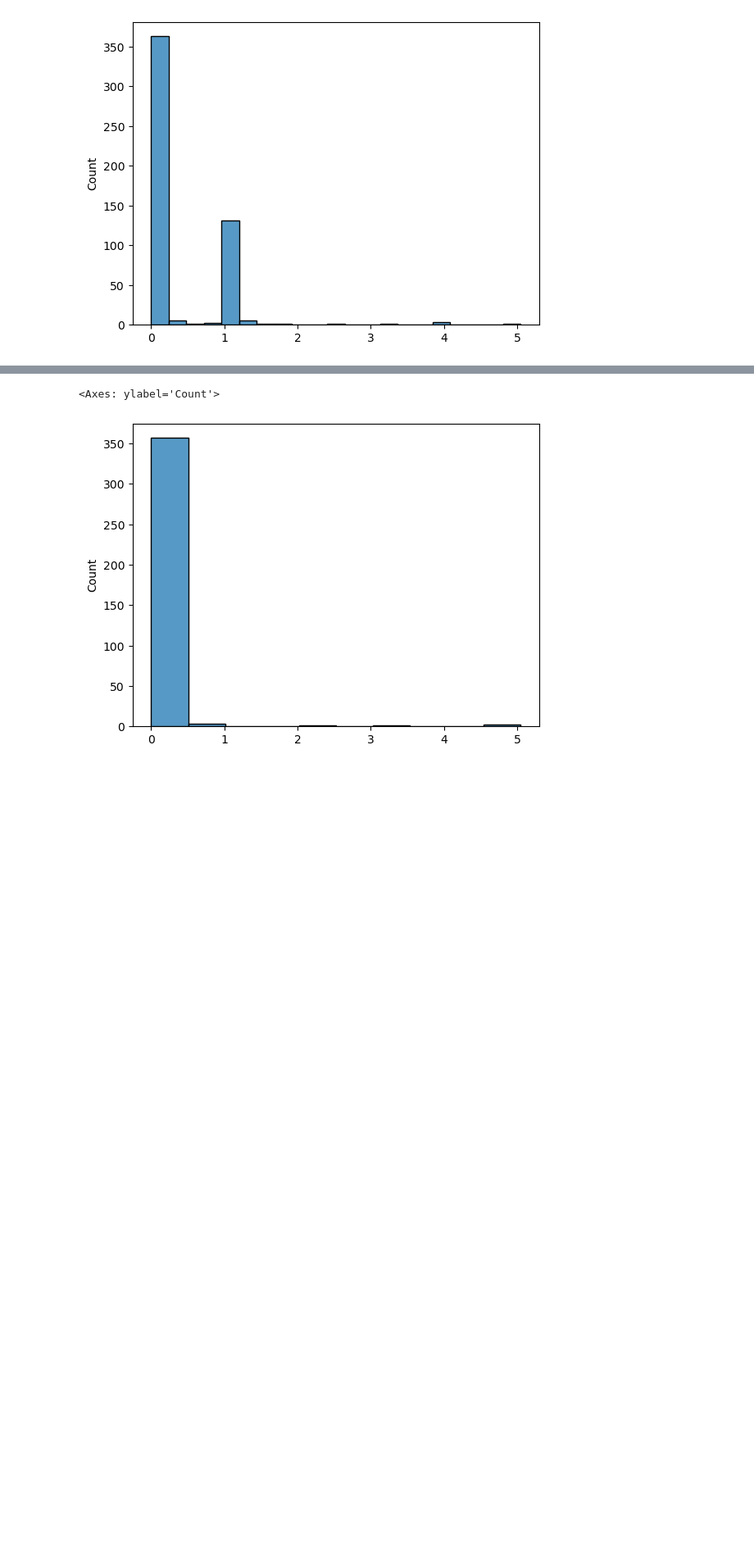
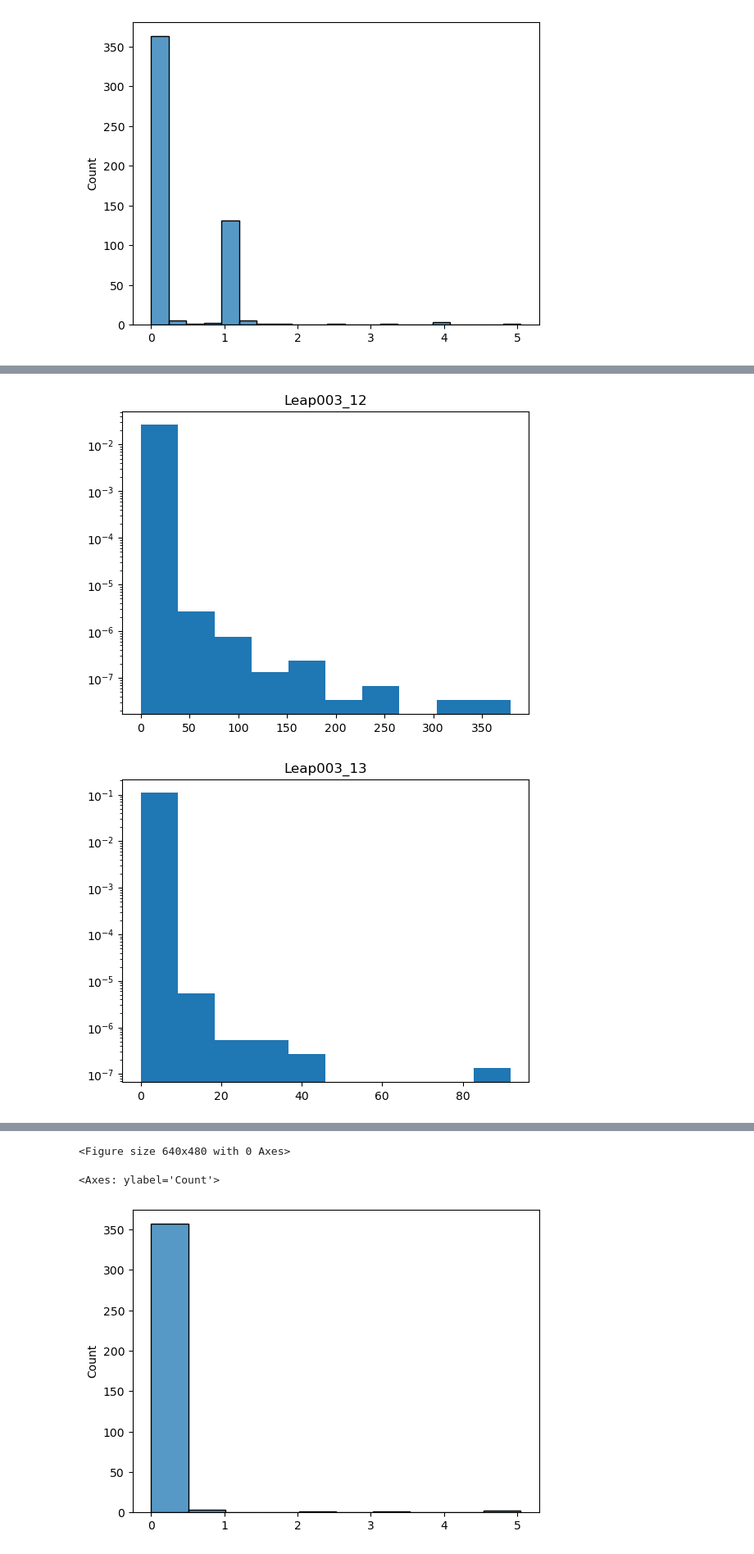
Before and after one commit to Schumacher-group/IMC_TNBC_analysis, a Jupyter notebook: explorative_analysis/find_Carboplatin.ipynb, the cells around one changed output, grey strips where cells are left out. Shown at 82% size. Cells and saved outputs as stored; diff of their text form; code cells hidden in the pictures; blank space fills up the shorter version.

```diff
--- a/explorative_analysis/find_Carboplatin.ipynb
+++ b/explorative_analysis/find_Carboplatin.ipynb
@@ -76,0 +114,9 @@ thr
+# %%
+for k,v in data.items():
+    plt.title(k)
+    plt.hist(v,density = True)
+    plt.semilogy()
+    plt.figure()
+# %% [output]
+[figure, added]
+[figure, added]
@@ -77,3 +127,4 @@ thr
+<Figure size 640x480 with 0 Axes>
 # %%
 data = []
 for file in file_list[file_list['SAMPLE_TYPE_(CORE/RESECTION)']=='RESECTION'].path:
```
Also changed, not shown: parts of 4 cells of this notebook, 4 other files.
